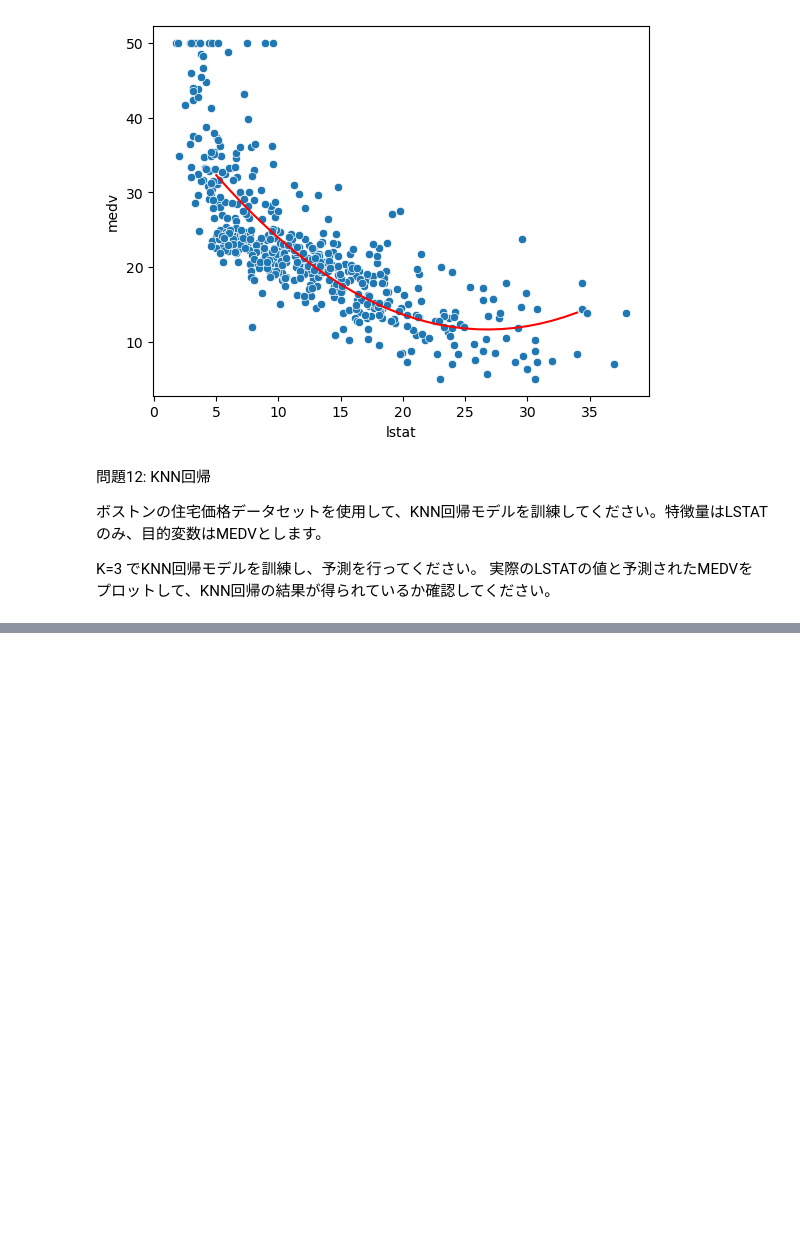
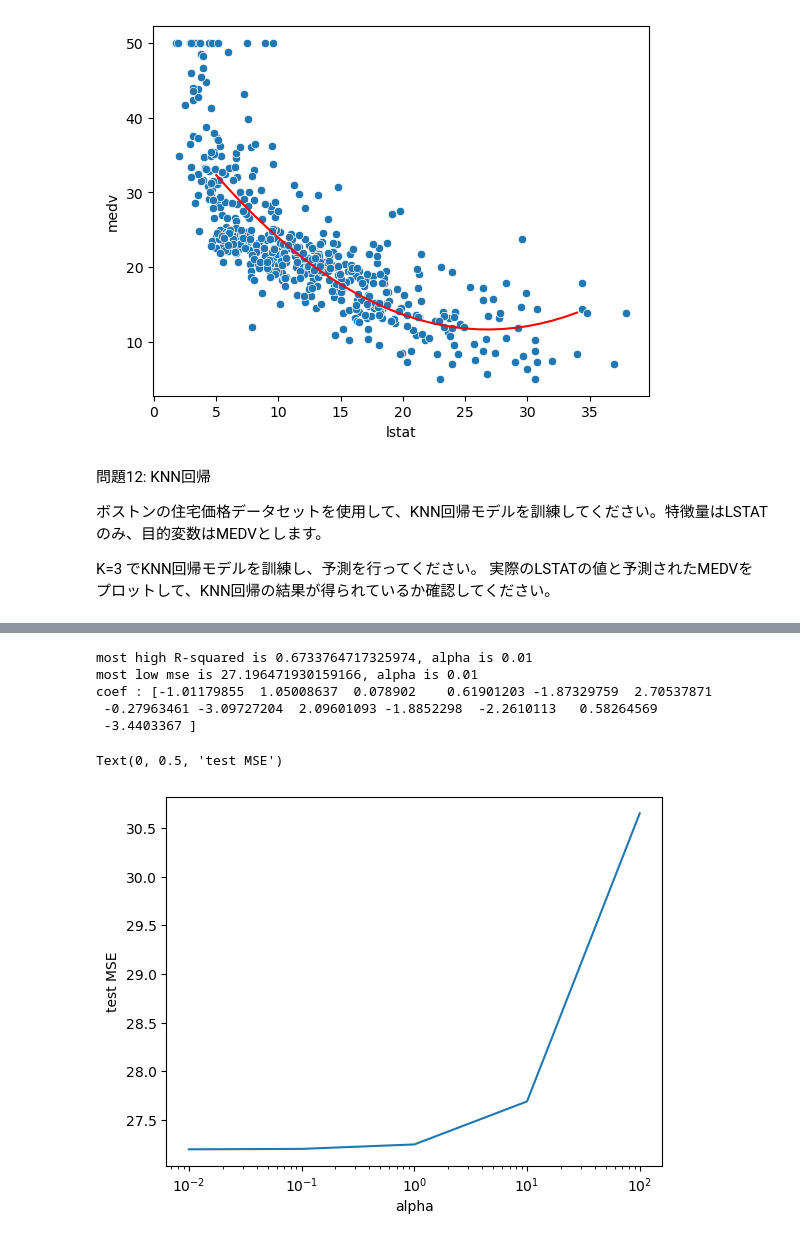
Before and after one commit to yunozon/datascience-py, a Jupyter notebook: study/pracitce2.ipynb, the cells around one changed output, grey strips where cells are left out. Cells and saved outputs as stored; diff of their text form; code cells hidden in the pictures; blank space fills up the shorter version.

```diff
--- a/study/pracitce2.ipynb
+++ b/study/pracitce2.ipynb
@@ -503,0 +602,35 @@ K=3 でKNN回帰モデルを訓練し、予測を行ってください。
+# %%
+# Ridge
+alphas = [0.01, 0.1, 1, 10, 100]
+scores = []
+mse_list = []
+coef_dict = {}
+for alpha in alphas:
+    ridge = Ridge(alpha=alpha)
+    ridge.fit(X_train_scaled, y_train)
+    y_pred = ridge.predict(X_test_scaled)
+    scores.append(ridge.score(X_test_scaled, y_test))
+    mse_list.append(mean_squared_error(y_test, y_pred))
+    coef_dict[alpha] = ridge.coef_
+
+print(f'most high R-squared is {np.max(scores)}, alpha is {alphas[np.argmax(scores)]}')
+print(f'most low mse is {np.min(mse_list)}, alpha is {alphas[np.argmin(mse_list)]}')
+
+# 最適なalphaの時の係数
+best_coef = coef_dict[alphas[np.argmax(scores)]]
+print(f'coef : {best_coef}')
+# %% [output]
+most high R-squared is 0.6733764717325974, alpha is 0.01
+most low mse is 27.196471930159166, alpha is 0.01
+coef : [-1.01179855  1.05008637  0.078902    0.61901203 -1.87329759  2.70537871
+ -0.27963461 -3.09727204  2.09601093 -1.8852298  -2.2610113   0.58264569
+ -3.4403367 ]
+# %%
+# mseの可視化
+plt.plot(alphas, mse_list)
+plt.xscale('log')
+plt.xlabel('alpha')
+plt.ylabel('test MSE')
+# %% [output]
+Text(0, 0.5, 'test MSE')
+[figure, added]
```
Also changed, not shown: parts of 16 cells of this notebook.
